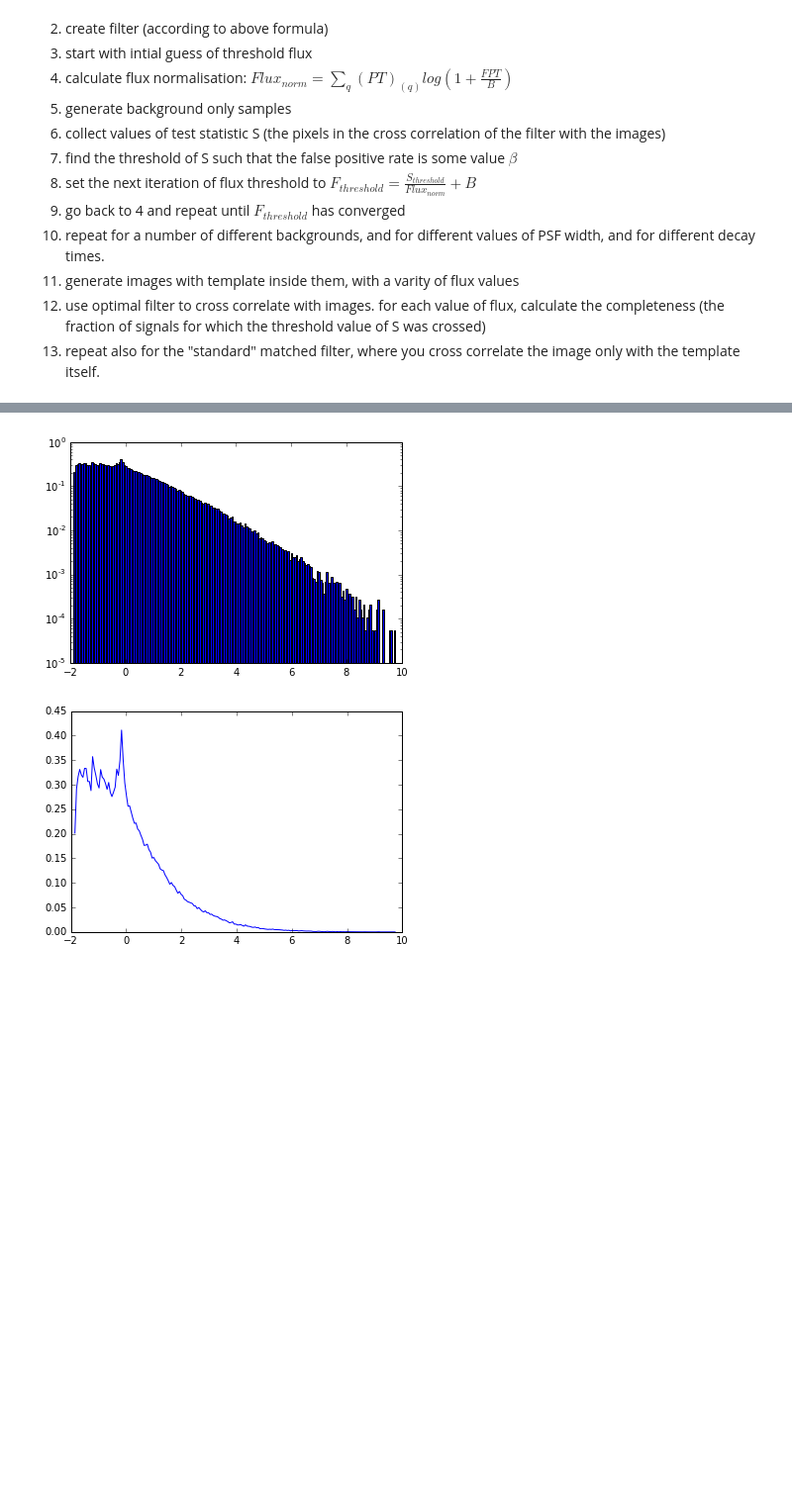
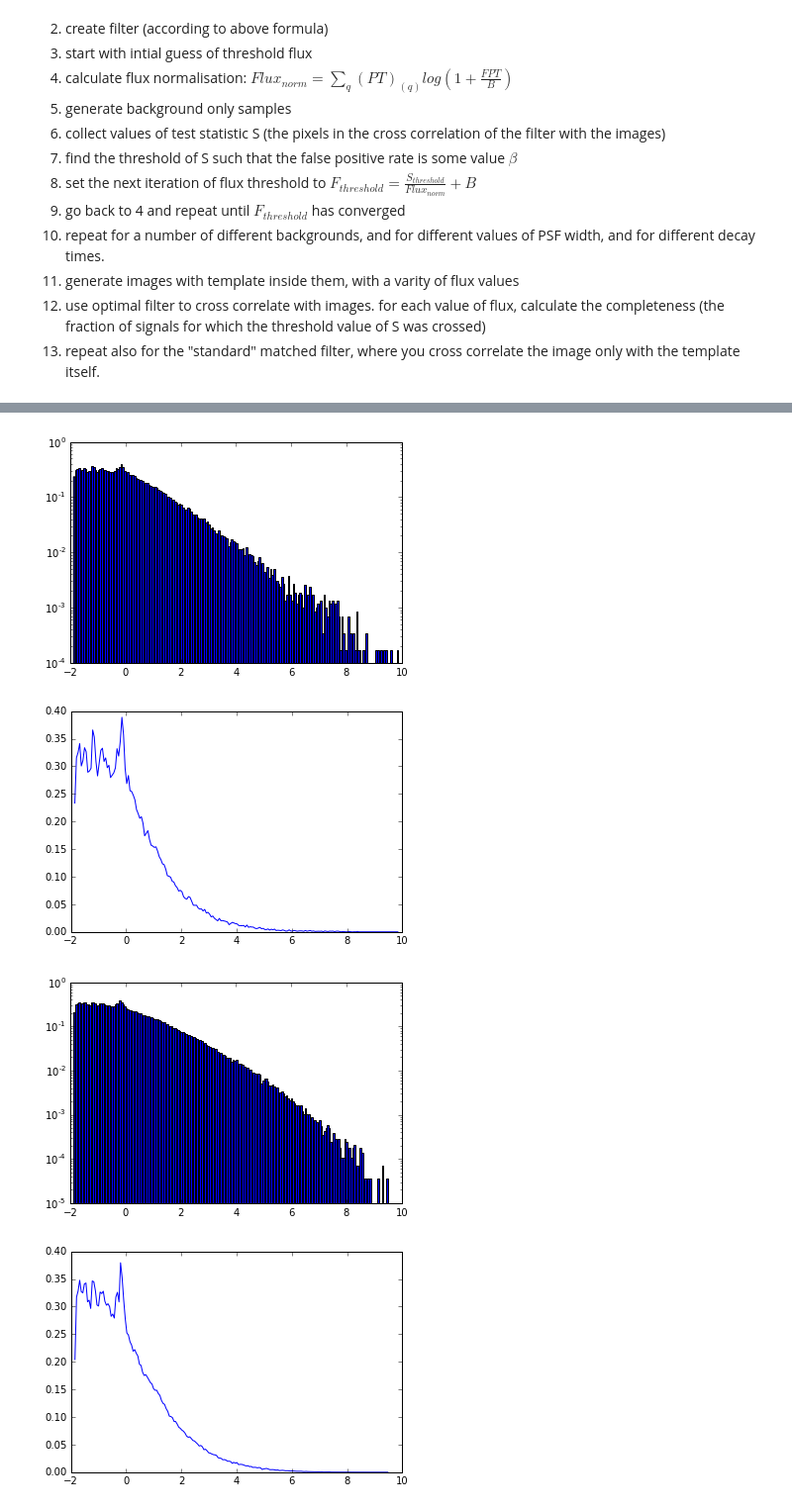
Before and after one commit to jshlomi/SignalProcessingProject, a Jupyter notebook: FlareDetectionProject.ipynb, the cells around one changed output, grey strips where cells are left out. Shown: that part at 99% size. Saved outputs shown, nothing was run; the diff lists cells and outputs as text; code cells hidden in the pictures; blank space fills up the shorter version.

```diff
--- a/FlareDetectionProject.ipynb
+++ b/FlareDetectionProject.ipynb
@@ -279,15 +312,30 @@ final Fth  4.21665374042
-# %%
-count, bins, ignored = plt.hist(mf.flatten(),200, normed=True)
-
-plt.yscale('log', nonposy='clip')
-plt.show()
-# %% [output]
-[figure, removed]
-# %%
-bincenters = 0.5*(bins[1:]+bins[:-1])
-
-plt.plot(bincenters,count,'-')
-#plt.yscale('log', nonposy='clip')
-plt.show()
-# %% [output]
-[figure, removed]
+# %%
+img = makeImage(0.005, 100,50)
+mf2 = signal.correlate(img,filtered,'same')
+
+count, bins, ignored = plt.hist(mf.flatten(),200, normed=True)
+
+plt.yscale('log', nonposy='clip')
+plt.show()
+
+bincenters = 0.5*(bins[1:]+bins[:-1])
+
+plt.plot(bincenters,count,'-')
+#plt.yscale('log', nonposy='clip')
+plt.show()
+
+count, bins, ignored = plt.hist(mf2.flatten(),200, normed=True)
+
+plt.yscale('log', nonposy='clip')
+plt.show()
+
+bincenters = 0.5*(bins[1:]+bins[:-1])
+
+plt.plot(bincenters,count,'-')
+#plt.yscale('log', nonposy='clip')
+plt.show()
+# %% [output]
+[figure, added]
+[figure, added]
+[figure, added]
+[figure, added]
```
Also changed, not shown: parts of 3 cells of this notebook.
